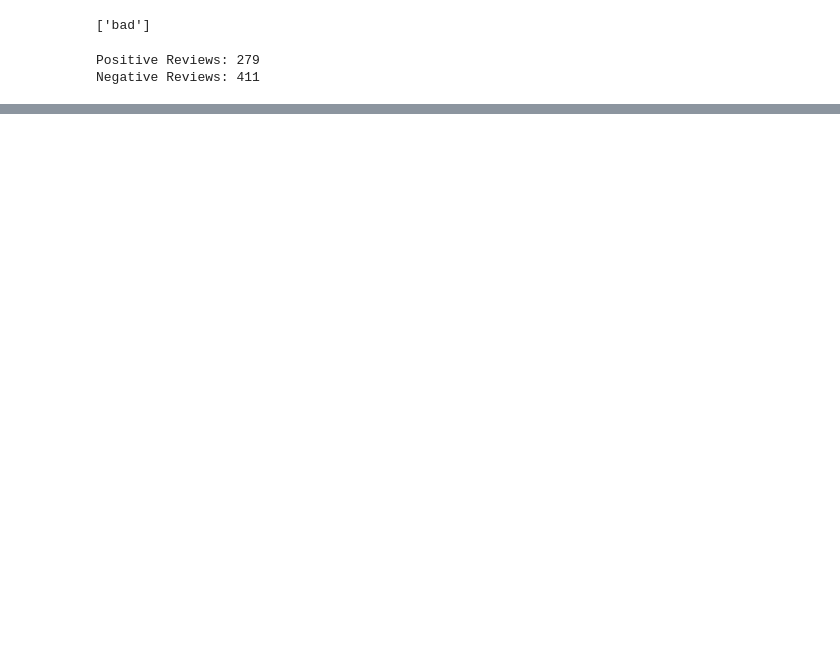
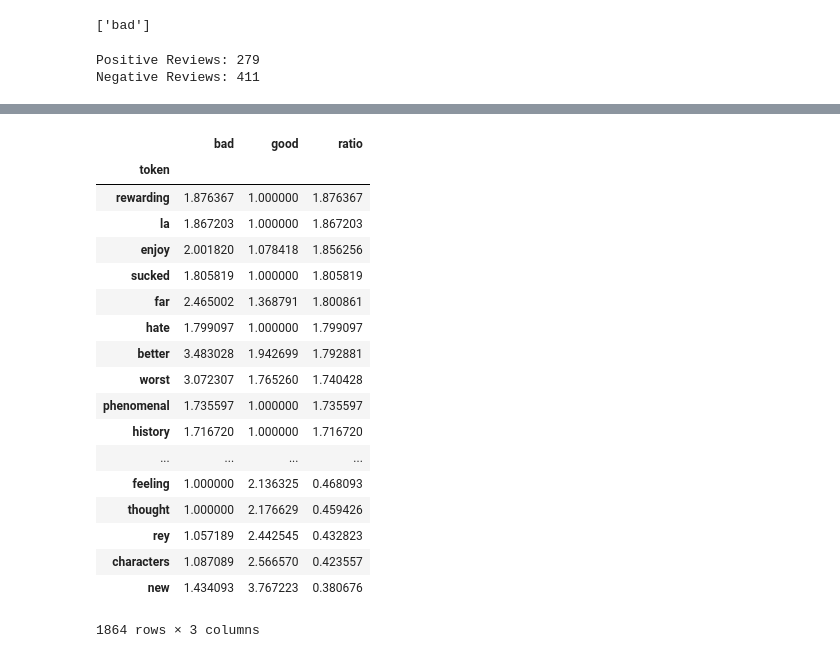
Before and after one commit to TeamAlphaPrimeReviews/reviews-to-improve, a Jupyter notebook: Proper Procedures.ipynb, the cells around one changed output, grey strips where cells are left out. Cells and saved outputs as stored; diff of their text form; code cells hidden in the pictures; blank space fills up the shorter version.

Commit message:
Everything is good!

```diff
--- a/Proper Procedures.ipynb
+++ b/Proper Procedures.ipynb
@@ -248,0 +248,3 @@ Bad: 108 Good: 582
+# %%
+X_train_tokens = vect.get_feature_names()
+len(X_train_tokens)
@@ -248,0 +253,4 @@ Bad: 108 Good: 582
+# %%
+a_token = clf.feature_count_[0, :]
+b_token = clf.feature_count_[1, :]
+tokens = pd.DataFrame({'token': X_train_tokens, 'bad': a_token, 'good': b_token}).set_index('token')
@@ -248,0 +267,4 @@ Bad: 108 Good: 582
+# %%
+tokens['bad'] += 1
+tokens['good'] += 1
+tokens.sample(5, random_state=6)
@@ -248,0 +279,3 @@ Bad: 108 Good: 582
+# %%
+tokens['ratio'] = tokens.bad / tokens.good
+tokens.sample(5, random_state=6)
@@ -248,0 +290,22 @@ Bad: 108 Good: 582
+# %%
+tokens.sort_values('ratio', ascending=False)
+# %% [output]
+|  | bad | good | ratio |
+| token |  |  |  |
+| rewarding | 1.876367 | 1.000000 | 1.876367 |
+| la | 1.867203 | 1.000000 | 1.867203 |
+| enjoy | 2.001820 | 1.078418 | 1.856256 |
+| sucked | 1.805819 | 1.000000 | 1.805819 |
+| far | 2.465002 | 1.368791 | 1.800861 |
+| hate | 1.799097 | 1.000000 | 1.799097 |
+| better | 3.483028 | 1.942699 | 1.792881 |
+| worst | 3.072307 | 1.765260 | 1.740428 |
+| phenomenal | 1.735597 | 1.000000 | 1.735597 |
+| history | 1.716720 | 1.000000 | 1.716720 |
+| ... | ... | ... | ... |
+| feeling | 1.000000 | 2.136325 | 0.468093 |
+| thought | 1.000000 | 2.176629 | 0.459426 |
+| rey | 1.057189 | 2.442545 | 0.432823 |
+| characters | 1.087089 | 2.566570 | 0.423557 |
+| new | 1.434093 | 3.767223 | 0.380676 |
+1864 rows × 3 columns
```
Also changed, not shown: parts of 14 cells of this notebook.
